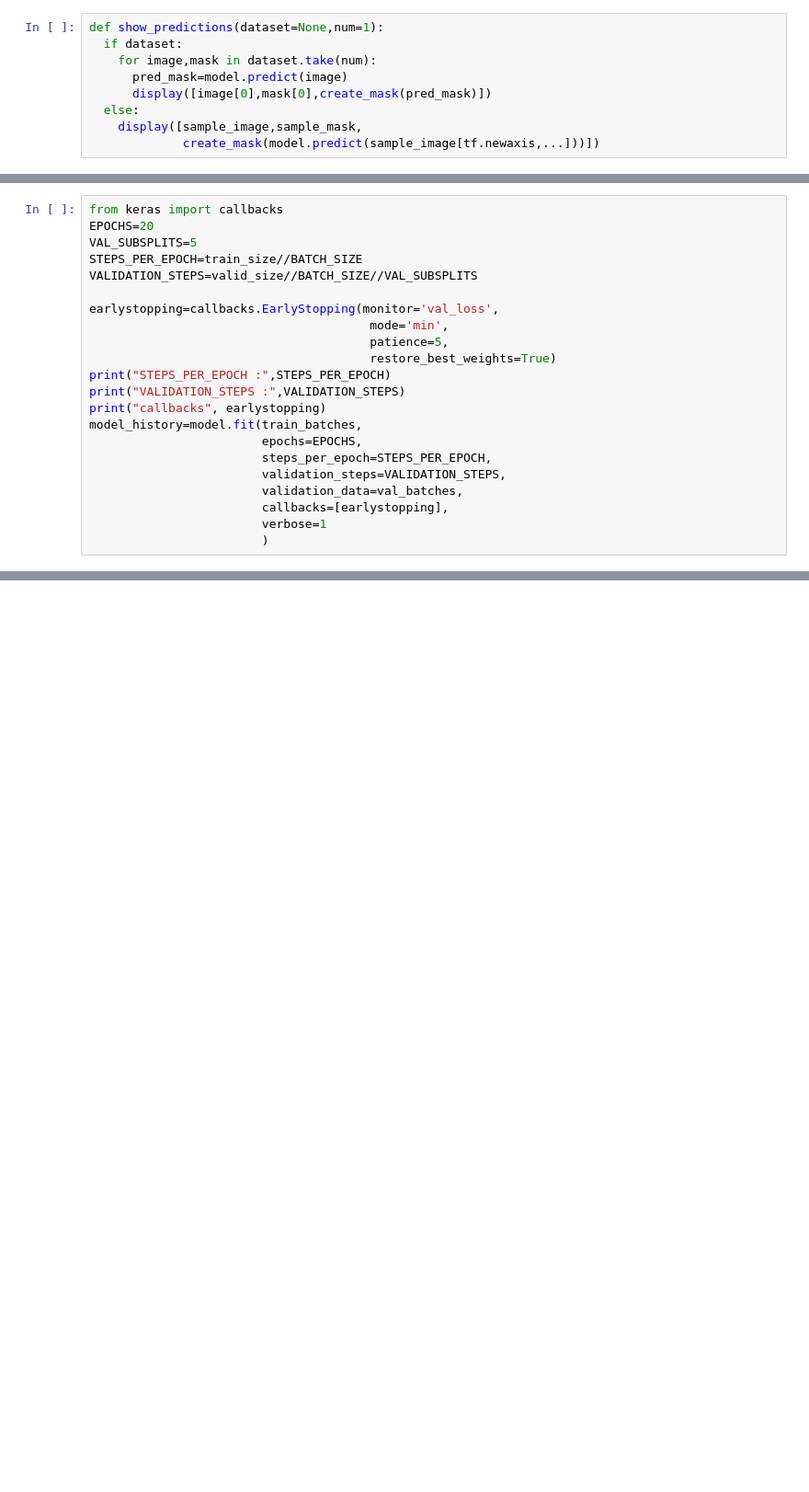
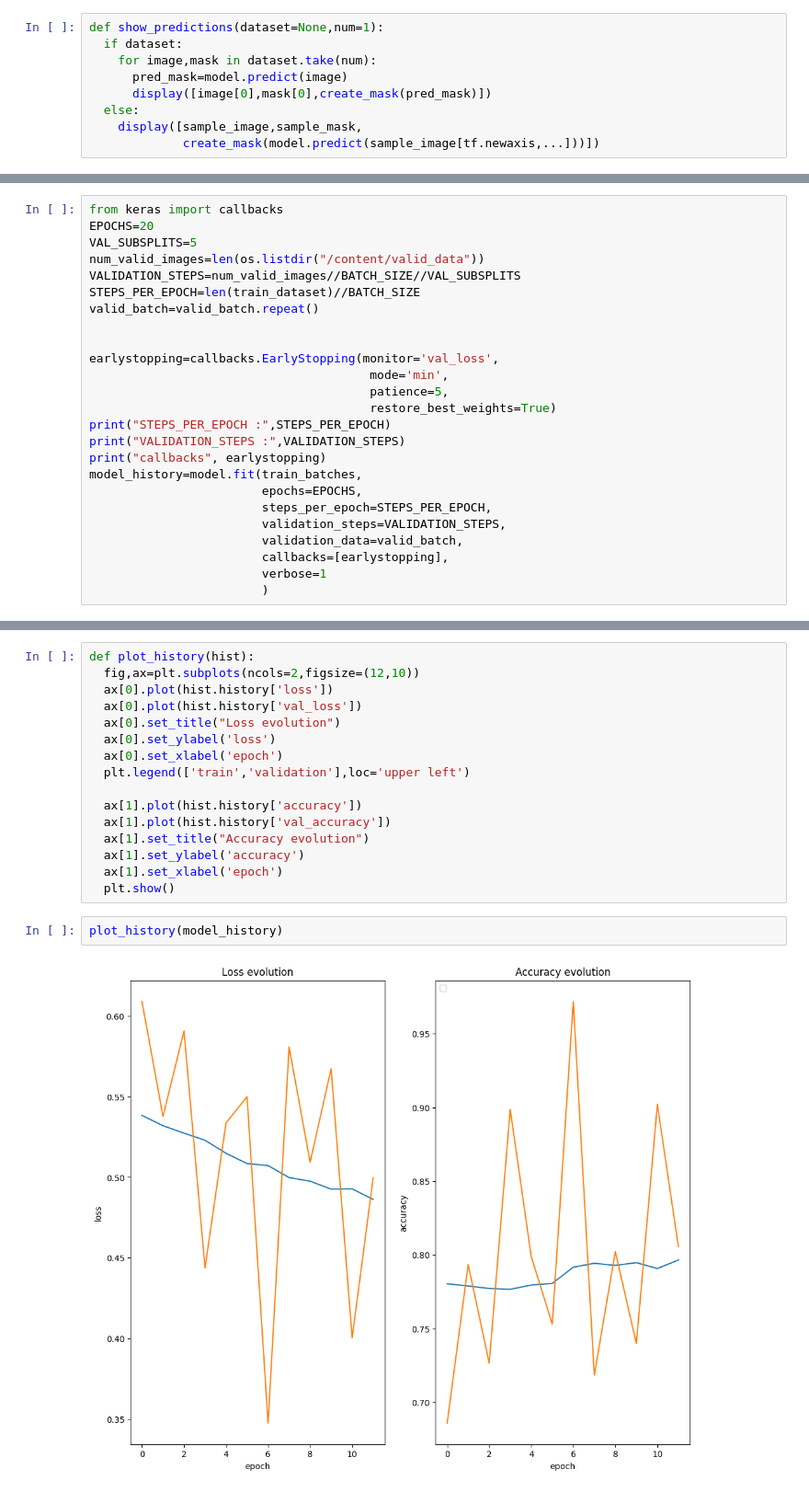
Before and after one commit to Kazeo57/ComputerVision, a Jupyter notebook: WEEK03_vTensorflow.ipynb, the cells around one changed output, grey strips where cells are left out. Shown at 92% size. Saved outputs shown, nothing was run; the diff lists cells and outputs as text; blank space fills up the shorter version.

```diff
--- a/WEEK03_vTensorflow.ipynb
+++ b/WEEK03_vTensorflow.ipynb
@@ -555,8 +430,11 @@ StopIteration:
 from keras import callbacks
 EPOCHS=20
 VAL_SUBSPLITS=5
-STEPS_PER_EPOCH=train_size//BATCH_SIZE
-VALIDATION_STEPS=valid_size//BATCH_SIZE//VAL_SUBSPLITS
+num_valid_images=len(os.listdir("/content/valid_data"))
+VALIDATION_STEPS=num_valid_images//BATCH_SIZE//VAL_SUBSPLITS
+STEPS_PER_EPOCH=len(train_dataset)//BATCH_SIZE
+valid_batch=valid_batch.repeat()
+
 
 earlystopping=callbacks.EarlyStopping(monitor='val_loss',
                                        mode='min',
@@ -569,7 +447,7 @@ model_history=model.fit(train_batches,
                         epochs=EPOCHS,
                         steps_per_epoch=STEPS_PER_EPOCH,
                         validation_steps=VALIDATION_STEPS,
-                        validation_data=val_batches,
+                        validation_data=valid_batch,
                         callbacks=[earlystopping],
                         verbose=1
                         )
@@ -692,0 +474,20 @@ ValueError: A `Concatenate` layer requires inputs with matching shapes except fo
+# %%
+def plot_history(hist):
+  fig,ax=plt.subplots(ncols=2,figsize=(12,10))
+  ax[0].plot(hist.history['loss'])
+  ax[0].plot(hist.history['val_loss'])
+  ax[0].set_title("Loss evolution")
+  ax[0].set_ylabel('loss')
+  ax[0].set_xlabel('epoch')
+  plt.legend(['train','validation'],loc='upper left')
+
+  ax[1].plot(hist.history['accuracy'])
+  ax[1].plot(hist.history['val_accuracy'])
+  ax[1].set_title("Accuracy evolution")
+  ax[1].set_ylabel('accuracy')
+  ax[1].set_xlabel('epoch')
+  plt.show()
+# %%
+plot_history(model_history)
+# %% [output]
+[figure, added]
```
Also changed, not shown: parts of 48 cells of this notebook.
